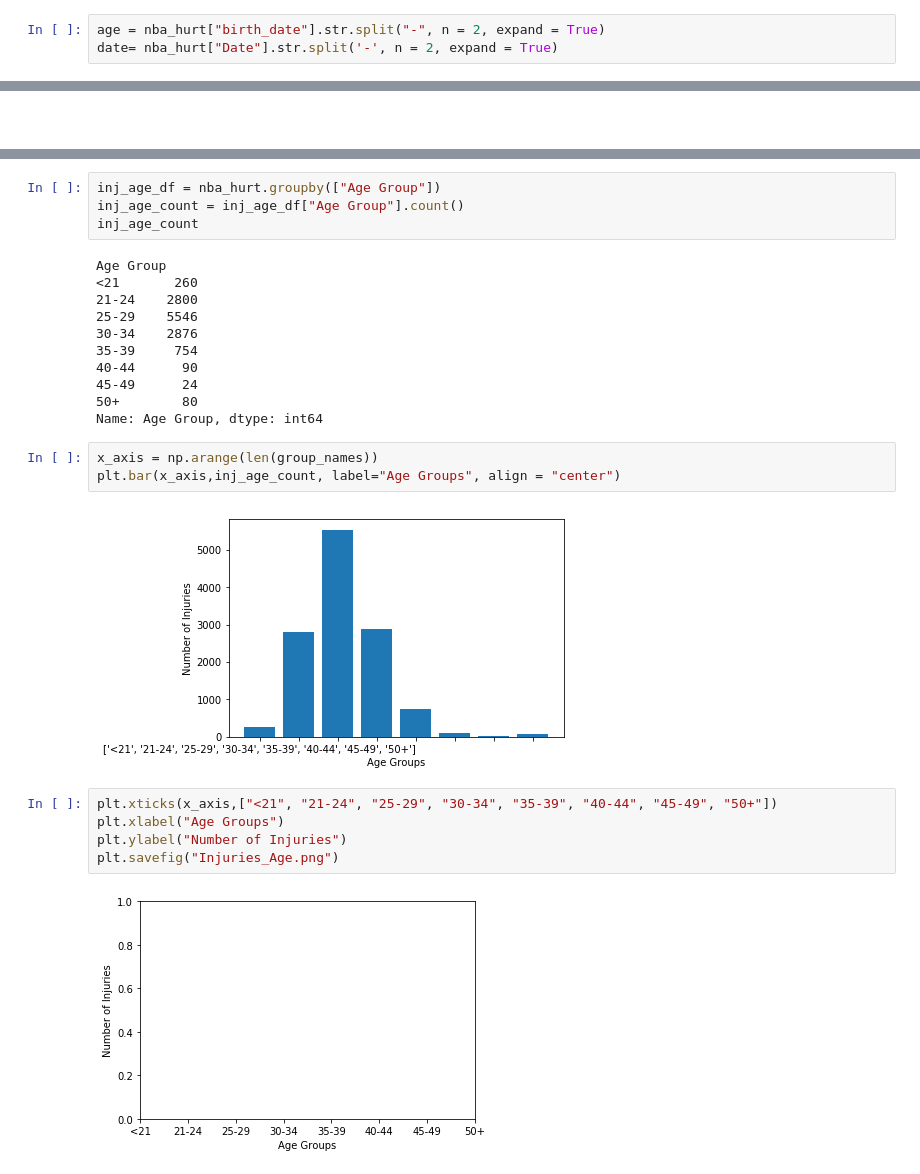
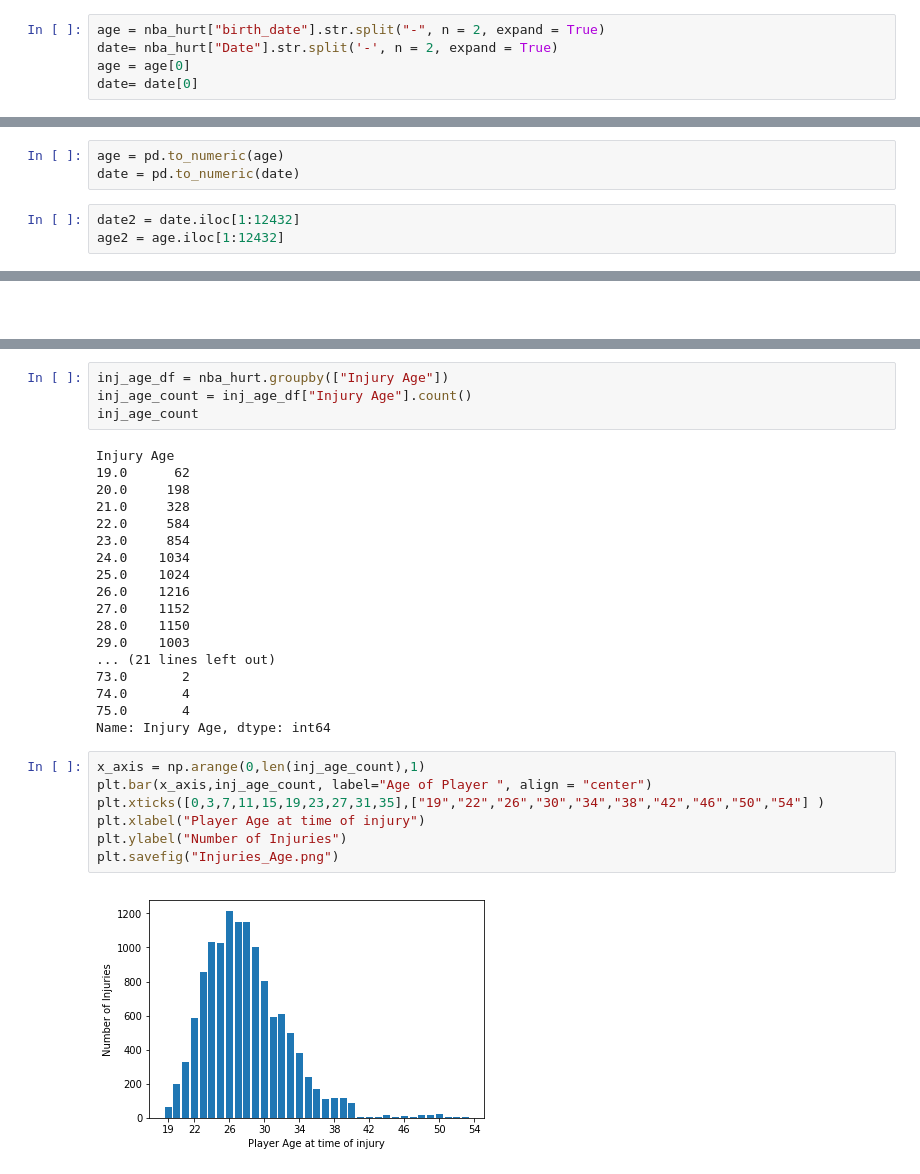
Before and after one commit to Mspivey100/Pineapple-Project, a Jupyter notebook: Age vs Sports Injuries in the NBA-Copy1.ipynb, the cells around one changed output, grey strips where cells are left out. Cells and saved outputs as stored; diff of their text form.

```diff
--- a/Age vs Sports Injuries in the NBA-Copy1.ipynb
+++ b/Age vs Sports Injuries in the NBA-Copy1.ipynb
@@ -29,3 +29,5 @@ nba_hurt.dropna(how = "any")
 # %%
 age = nba_hurt["birth_date"].str.split("-", n = 2, expand = True)
 date= nba_hurt["Date"].str.split('-', n = 2, expand = True)
+age = age[0]
+date= date[0]
@@ -56,2 +34,8 @@ age2 = age.iloc[0:12431,0]
+# %%
+age = pd.to_numeric(age)
+date = pd.to_numeric(date)
+# %%
+date2 = date.iloc[1:12432]
+age2 = age.iloc[1:12432]
 # %%
 nba_hurt["Injury Age"] = date2 - age2
@@ -109,27 +51,31 @@ nba_hurt
 # %%
-inj_age_df = nba_hurt.groupby(["Age Group"])
-inj_age_count = inj_age_df["Age Group"].count()
+inj_age_df = nba_hurt.groupby(["Injury Age"])
+inj_age_count = inj_age_df["Injury Age"].count()
 inj_age_count
 # %% [output]
-Age Group
-<21       260
-21-24    2800
-25-29    5546
-30-34    2876
-35-39     754
-40-44      90
-45-49      24
-50+        80
-Name: Age Group, dtype: int64
+Injury Age
+19.0      62
+20.0     198
+21.0     328
+22.0     584
+23.0     854
+24.0    1034
+25.0    1024
+26.0    1216
+27.0    1152
+28.0    1150
+29.0    1003
+... (21 lines left out)
+73.0       2
+74.0       4
+75.0       4
+Name: Injury Age, dtype: int64
-# %%
-x_axis = np.arange(len(group_names))
-plt.bar(x_axis,inj_age_count, label="Age Groups", align = "center")
-# %% [output]
-[figure, removed]
-# %%
-plt.xticks(x_axis,["<21", "21-24", "25-29", "30-34", "35-39", "40-44", "45-49", "50+"])
-plt.xlabel("Age Groups")
-plt.ylabel("Number of Injuries")
-plt.savefig("Injuries_Age.png")
-# %% [output]
-[figure, removed]
+# %%
+x_axis = np.arange(0,len(inj_age_count),1)
+plt.bar(x_axis,inj_age_count, label="Age of Player ", align = "center")
+plt.xticks([0,3,7,11,15,19,23,27,31,35],["19","22","26","30","34","38","42","46","50","54"] )
+plt.xlabel("Player Age at time of injury")
+plt.ylabel("Number of Injuries")
+plt.savefig("Injuries_Age.png")
+# %% [output]
+[figure, added]
```
Also changed, not shown: parts of 6 cells of this notebook.
